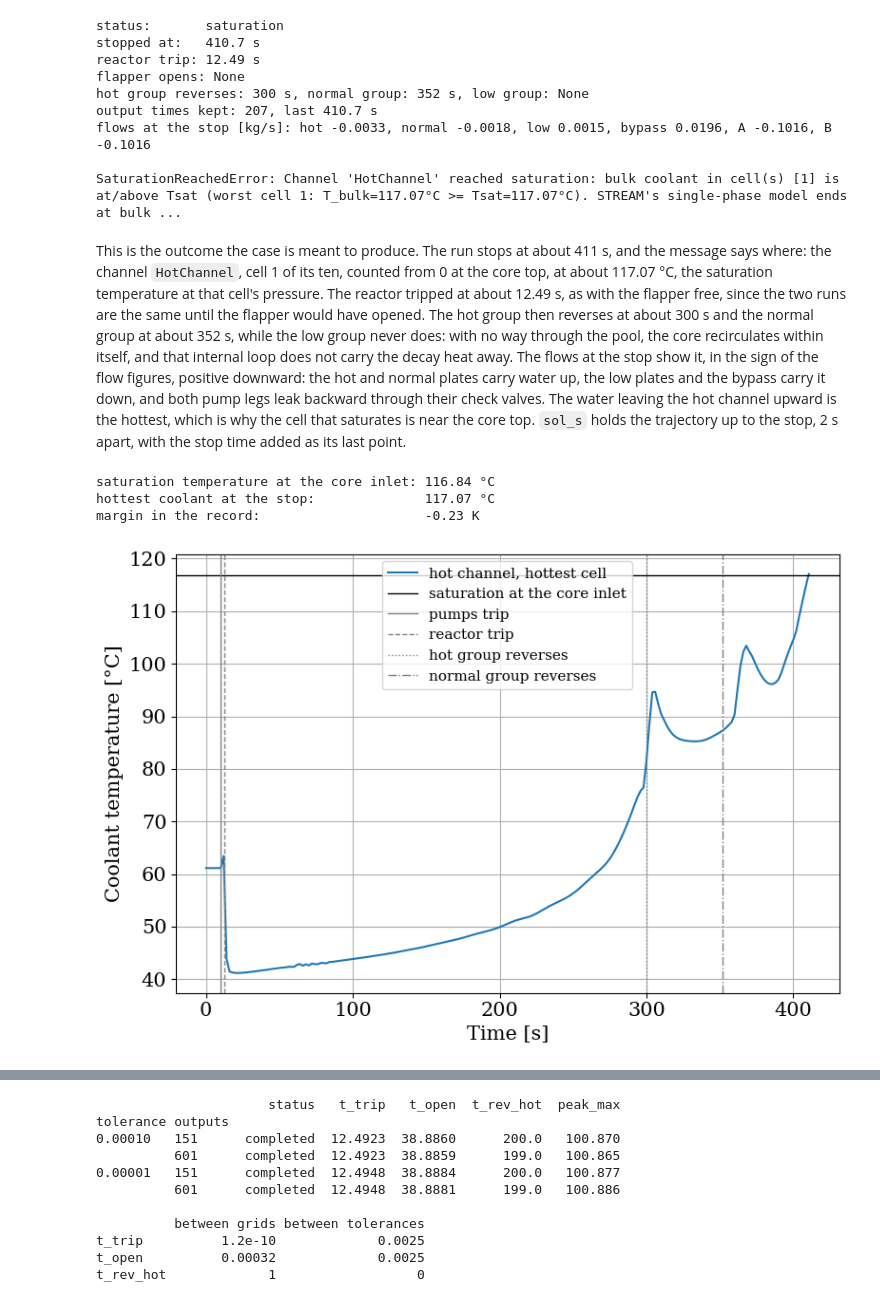
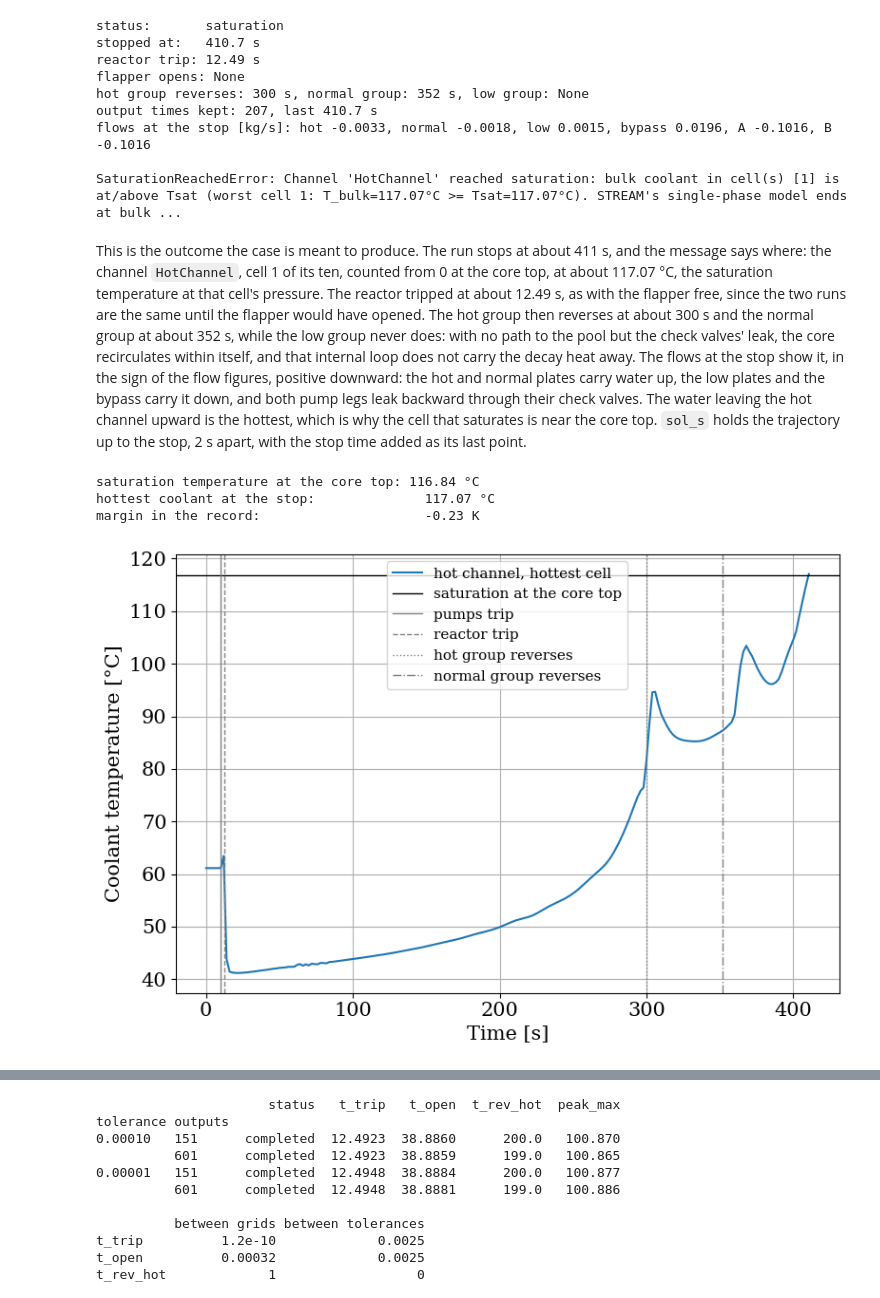
Before and after one commit to ramp-nuclear/STREAM, a Jupyter notebook: docs/source/LOFAVariations.ipynb, the cells around one changed output, grey strips where cells are left out. Cells and saved outputs as stored; diff of their text form; code cells hidden in the pictures.

```diff
--- a/docs/source/LOFAVariations.ipynb
+++ b/docs/source/LOFAVariations.ipynb
@@ -101,25 +101,25 @@ flows at the stop [kg/s]: hot -0.0033, normal -0.0018, low 0.0015, bypass 0.0196
 
 SaturationReachedError: Channel 'HotChannel' reached saturation: bulk coolant in cell(s) [1] is at/above Tsat (worst cell 1: T_bulk=117.07°C >= Tsat=117.07°C). STREAM's single-phase model ends at bulk ...
 # %% [markdown]
-This is the outcome the case is meant to produce. The run stops at about 411 s, and the message says where: the channel `HotChannel`, cell 1 of its ten, counted from 0 at the core top, at about 117.07 °C, the saturation temperature at that cell's pressure. The reactor tripped at about 12.49 s, as with the flapper free, since the two runs are the same until the flapper would have opened. The hot group then reverses at about 300 s and the normal group at about 352 s, while the low group never does: with no way through the pool, the core recirculates within itself, and that internal loop does not carry the decay heat away. The flows at the stop show it, in the sign of the flow figures, positive downward: the hot and normal plates carry water up, the low plates and the bypass carry it down, and both pump legs leak backward through their check valves. The water leaving the hot channel upward is the hottest, which is why the cell that saturates is near the core top. `sol_s` holds the trajectory up to the stop, 2 s apart, with the stop time added as its last point.
+This is the outcome the case is meant to produce. The run stops at about 411 s, and the message says where: the channel `HotChannel`, cell 1 of its ten, counted from 0 at the core top, at about 117.07 °C, the saturation temperature at that cell's pressure. The reactor tripped at about 12.49 s, as with the flapper free, since the two runs are the same until the flapper would have opened. The hot group then reverses at about 300 s and the normal group at about 352 s, while the low group never does: with no path to the pool but the check valves' leak, the core recirculates within itself, and that internal loop does not carry the decay heat away. The flows at the stop show it, in the sign of the flow figures, positive downward: the hot and normal plates carry water up, the low plates and the bypass carry it down, and both pump legs leak backward through their check valves. The water leaving the hot channel upward is the hottest, which is why the cell that saturates is near the core top. `sol_s` holds the trajectory up to the stop, 2 s apart, with the stop time added as its last point.
 # %%
 T_sat = float(light_water.sat_temperature(refs["p_ref"]))
 T_hot = agr.at_times(sol_s, refs["channels"]["hot"], "T_cool").max(axis=1)
-print(f"saturation temperature at the core inlet: {T_sat:.2f} °C")
+print(f"saturation temperature at the core top: {T_sat:.2f} °C")
 print(f"hottest coolant at the stop:              {T_hot[-1]:.2f} °C")
 print(f"margin in the record:                     {rec_s.margin:.2f} K")
 fig, ax = plt.subplots(figsize=(9, 6))
 ax.plot(sol_s.time, T_hot, label="hot channel, hottest cell")
-ax.axhline(T_sat, color="black", linewidth=1, label="saturation at the core inlet")
+ax.axhline(T_sat, color="black", linewidth=1, label="saturation at the core top")
 mark(ax, {"pumps trip": p.t_pumps, "reactor trip": rec_s.t_trip, "hot group reverses": rec_s.t_rev_hot, "normal group reverses": rec_s.t_rev_normal})
 ax.set_xlabel("Time [s]")
 ax.set_ylabel("Coolant temperature [°C]")
 ax.legend(fontsize=11)
 ax.grid()
 plt.show()
 # %% [output]
-saturation temperature at the core inlet: 116.84 °C
+saturation temperature at the core top: 116.84 °C
 hottest coolant at the stop:              117.07 °C
 margin in the record:                     -0.23 K
-[figure, old version]
+[figure, new version]
 # %% [markdown]
```
Also changed, not shown: parts of 2 cells of this notebook, 2 other files.
